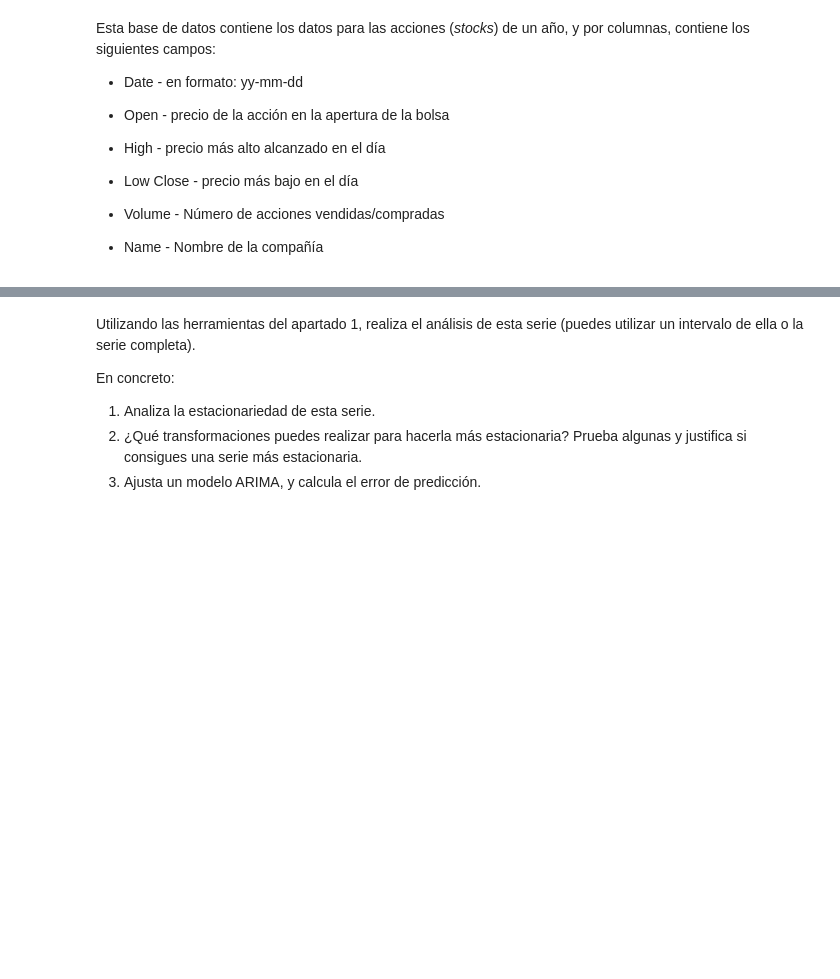
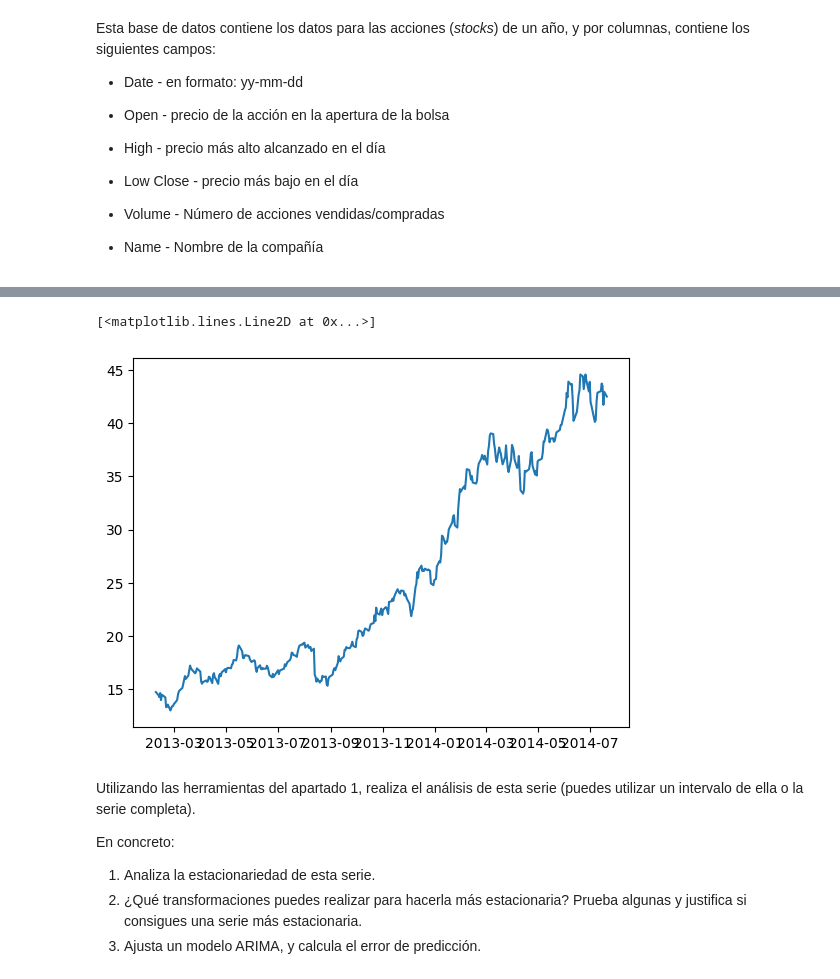
Before and after one commit to JosepDorronsoro/practicas3segundocuatri, a Jupyter notebook: tsst/TSST_P5_Ivan_Dominguez/PR5_TSST (1).ipynb, the cells around one changed output, grey strips where cells are left out. Saved outputs shown, nothing was run; the diff lists cells and outputs as text; code cells hidden in the pictures; blank space fills up the shorter version.

```diff
--- a/tsst/TSST_P5_Ivan_Dominguez/PR5_TSST (1).ipynb
+++ b/tsst/TSST_P5_Ivan_Dominguez/PR5_TSST (1).ipynb
@@ -375,5 +404,5 @@ from pandas import read_csv
 from matplotlib import pyplot
 
 
-data = read_csv('stocks_1yr.csv', header=0, parse_dates=[0], index_col=0, date_format='%Y-%m-%d')
-print(data.head())
+data_stocks = read_csv('stocks_1yr.csv', header=0, parse_dates=[0], index_col=0, date_format='%Y-%m-%d')
+print(data_stocks.head())
@@ -380,6 +417,9 @@ print(data.head())
 # %%
 from matplotlib import pyplot as plt
-plt.plot(data.high)
+plt.plot(data_stocks.close)
+# %% [output]
+[<matplotlib.lines.Line2D at 0x...>]
+[figure, added]
 # %% [markdown]
 
 Utilizando las herramientas del apartado 1, realiza el análisis de esta serie (puedes utilizar un intervalo de ella o la serie completa).
```
Also changed, not shown: parts of 38 cells of this notebook, 1 other file.
